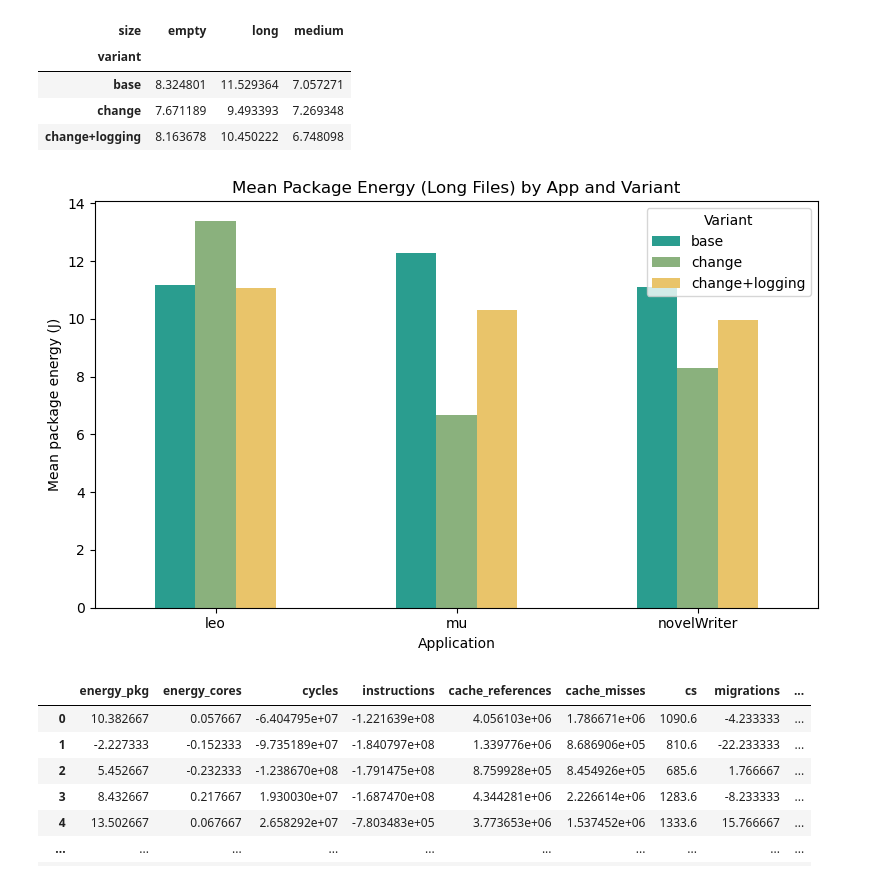
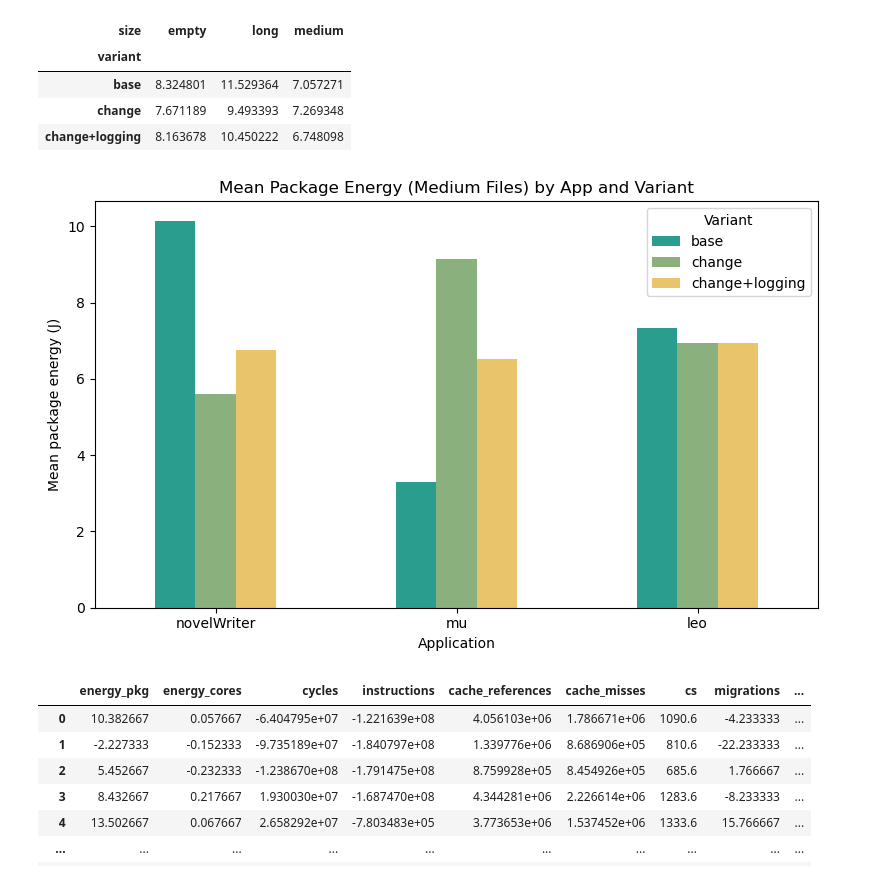
Before and after one commit to MariaKuusvek/MSc-Thesis, a Jupyter notebook: test_results_2/statisticalTestsUsingDelta.ipynb, the cells around one changed output. Drawn from its saved outputs; the diff is of its cells as text; code cells hidden in the pictures.

Commit message:
Order of apps in diagrams

```diff
--- a/test_results_2/statisticalTestsUsingDelta.ipynb
+++ b/test_results_2/statisticalTestsUsingDelta.ipynb
@@ -615,23 +616,25 @@ mean_energy
 | change | 7.671189 | 9.493393 | 7.269348 |
 | change+logging | 8.163678 | 10.450222 | 6.748098 |
 # %%
+# GPT consulted on how to fix the order of the applications in the diagram
 
-medium_df = test_df[test_df['size'] == 'long']
+medium_df = test_df[test_df['size'] == 'medium']
+order = ['novelWriter', 'mu', 'leo']
 
 mean_energy = medium_df.groupby(['app', 'variant'])['energy_pkg'].mean().unstack('variant')
-
+mean_energy = mean_energy.reindex(order)
 fig, ax = plt.subplots(figsize=(8, 5))
 mean_energy.plot(kind='bar', ax=ax, color=["#2A9D8F", "#8AB17D", "#E9C46A"])
 
 ax.set_xlabel("Application")
 ax.set_ylabel("Mean package energy (J)")
-ax.set_title("Mean Package Energy (Long Files) by App and Variant")
+ax.set_title("Mean Package Energy (Medium Files) by App and Variant")
 ax.legend(title="Variant")
 plt.xticks(rotation=0)
 plt.tight_layout()
 plt.show()
 # %% [output]
-[figure, old version]
+[figure, new version]
 # %%
 test_df
 # %% [output]
```
Also changed, not shown: parts of 1 cell of this notebook.
